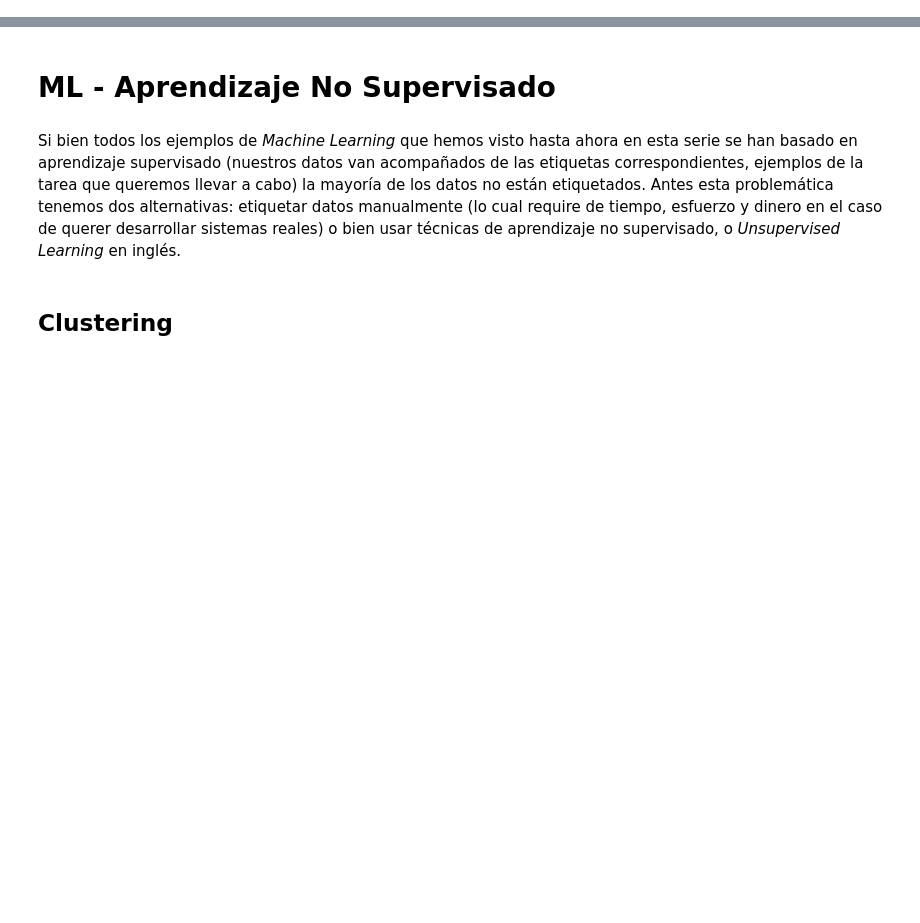
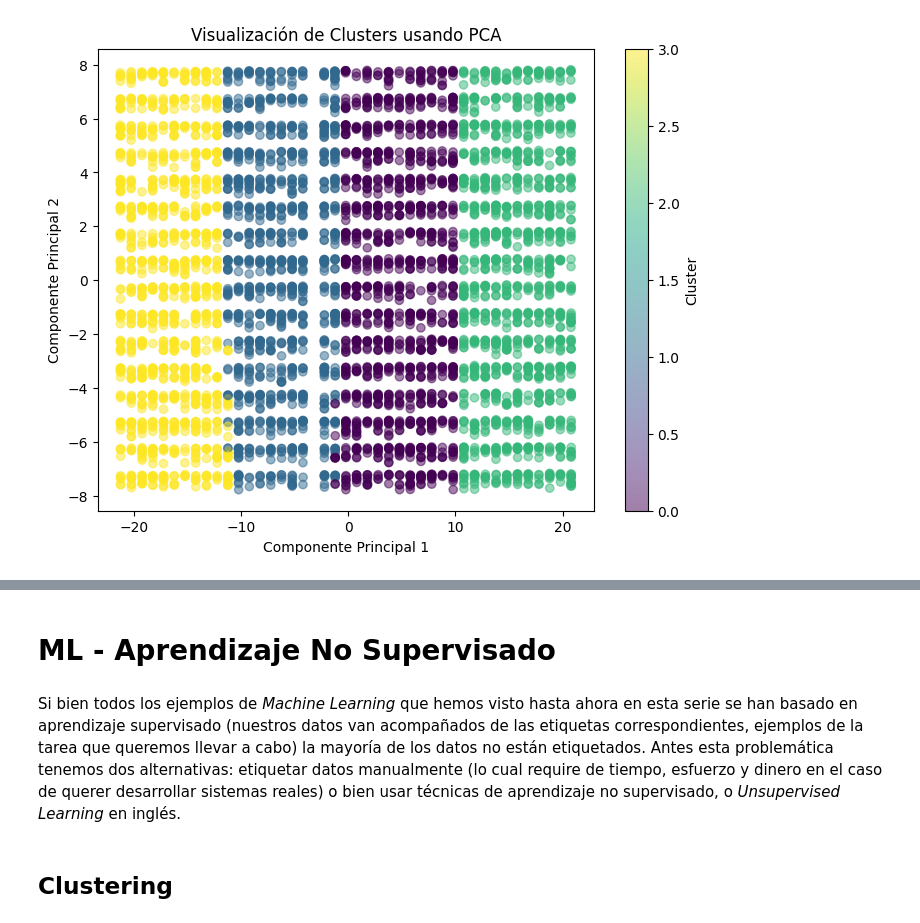
Before and after one commit to CoaDiego/SIS420---IA, a Jupyter notebook: Final/AprendizajeNOsupervisado_Final.ipynb, the cells around one changed output, grey strips where cells are left out. Drawn from its saved outputs; the diff is of its cells as text; code cells hidden in the pictures; blank space fills up the shorter version.

```diff
--- a/Final/AprendizajeNOsupervisado_Final.ipynb
+++ b/Final/AprendizajeNOsupervisado_Final.ipynb
@@ -2,0 +41,19 @@
+# %%
+from sklearn.cluster import KMeans
+
+# Seleccionar todas las columnas para el modelo (sin excluir ninguna columna)
+X = df[['Producto', 'Producto de terceros', 'Precio unitario', 'Categoría',
+        'Unidades vendidas', 'Día de semana', 'Hora del día', 'Cliente regular',
+        'Método de pago', 'Zona de panadería', 'Día laboral durante feriado']]
+
+# Definir el número de clusters (por ejemplo, 4)
+kmeans = KMeans(n_clusters=4, random_state=42)
+
+# Ajustar el modelo a todas las características seleccionadas
+kmeans.fit(X)
+
+# Obtener las etiquetas (cluster asignado para cada fila)
+df['Cluster'] = kmeans.labels_
+
+# Ver los primeros 10 resultados con el cluster asignado
+df.head(10)
@@ -2,0 +72,18 @@
+# %%
+from sklearn.decomposition import PCA
+import matplotlib.pyplot as plt
+
+# Reducir la dimensionalidad a 2 dimensiones usando PCA
+pca = PCA(n_components=2)
+X_pca = pca.fit_transform(X)
+
+# Visualizar los clusters en un gráfico de dispersión
+plt.figure(figsize=(8,6))
+plt.scatter(X_pca[:, 0], X_pca[:, 1], c=df['Cluster'], cmap='viridis', alpha=0.5)
+plt.title('Visualización de Clusters usando PCA')
+plt.xlabel('Componente Principal 1')
+plt.ylabel('Componente Principal 2')
+plt.colorbar(label='Cluster')
+plt.show()
+# %% [output]
+[figure, added]
```
Also changed, not shown: parts of 4 cells of this notebook, 2 other files.
